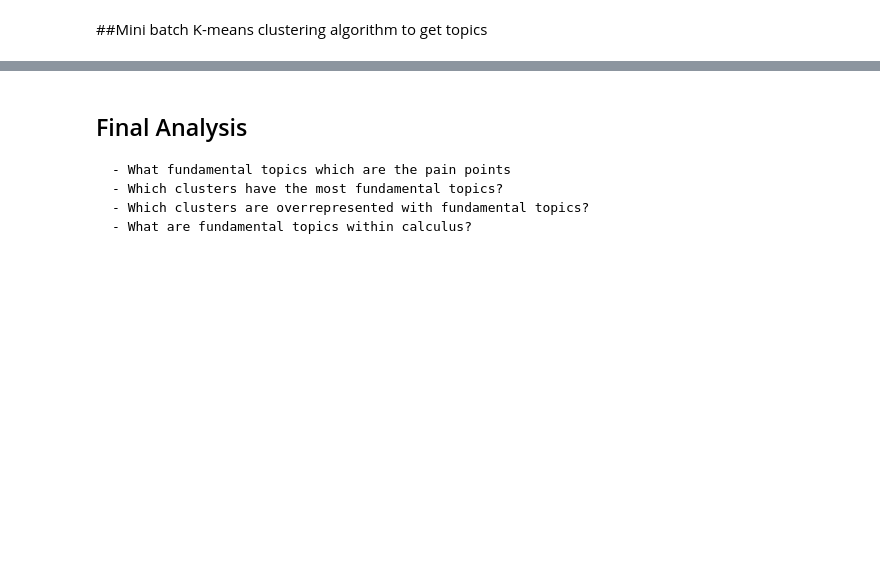
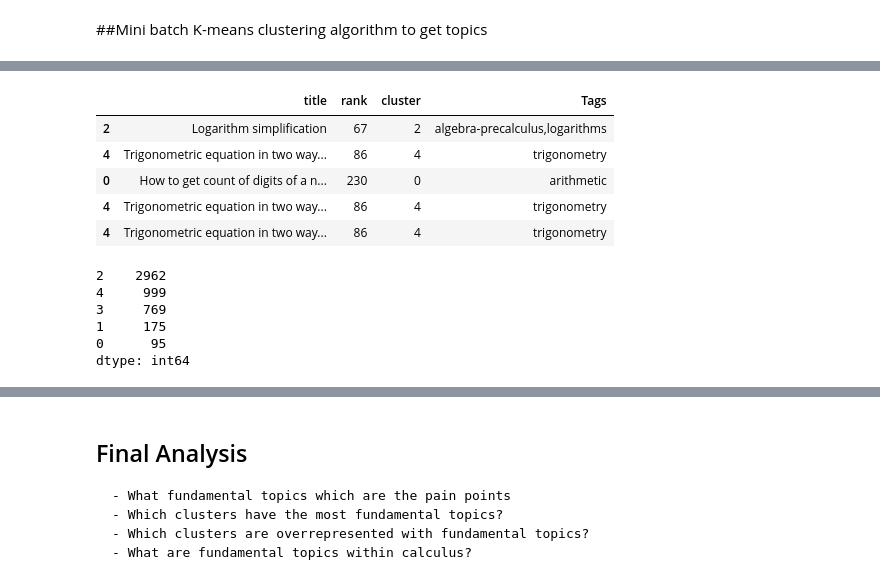
Before and after one commit to jaclynweiser/DS3-Project-Kojak, a Jupyter notebook: Project_Kojak_StackExchange.ipynb, the cells around one changed output, grey strips where cells are left out. Saved outputs shown, nothing was run; the diff lists cells and outputs as text; code cells hidden in the pictures; blank space fills up the shorter version.

```diff
--- a/Project_Kojak_StackExchange.ipynb
+++ b/Project_Kojak_StackExchange.ipynb
@@ -654,11 +542,22 @@ break
 # run aglomerative hierarchical clustering so don't need to know how many clusters
 # tweak as much as time allows
 # %%
-from sklearn.cluster import KMeans
+from sklearn.cluster import MiniBatchKMeans
 
 num_clusters = 5
 
-km = KMeans(n_clusters=num_clusters)
+km = MiniBatchKMeans(n_clusters=num_clusters,
+                     init='k-means++',
+                     max_iter=100,
+                     batch_size=100,
+                     verbose=0,
+                     compute_labels=True,
+                     random_state=None,
+                     tol=0.0,
+                     max_no_improvement=10,
+                     init_size=None,
+                     n_init=3,
+                     reassignment_ratio=0.01)
 
 %time km.fit(tfidf_matrix)
 
@@ -676,4 +580,4 @@ clusters = km.labels_.tolist()
 # %%
-questions = { 'Title': Title, 'ViewCount': ViewCount, 'Body': Body, 'cluster': clusters, 'Tags': Tags }
+questions = { 'title': highschool3.Title, 'rank': highschool3.ViewCount, 'body': highschool3.Body, 'cluster': clusters, 'Tags': highschool3.Tags }
 
-frame = pd.DataFrame(questions, index = [clusters] , columns = ['ViewCount', 'Title', 'cluster', 'Tags'])
+frame = pd.DataFrame(questions, index = [clusters] , columns = ['title', 'rank', 'cluster', 'Tags'])
@@ -682 +584,19 @@ frame['cluster'].value_counts() #number of films per cluster (clusters from 0 to
+# %%
+frame.head()
+# %% [output]
+|  | title | rank | cluster | Tags |
+| 2 | Logarithm simplification | 67 | 2 | algebra-precalculus,logarithms |
+| 4 | Trigonometric equation in two way... | 86 | 4 | trigonometry |
+| 0 | How to get count of digits of a n... | 230 | 0 | arithmetic |
+| 4 | Trigonometric equation in two way... | 86 | 4 | trigonometry |
+| 4 | Trigonometric equation in two way... | 86 | 4 | trigonometry |
+# %%
+frame.cluster.value_counts()
+# %% [output]
+2    2962
+4     999
+3     769
+1     175
+0      95
+dtype: int64
 # %%
```
Also changed, not shown: parts of 62 cells of this notebook.
